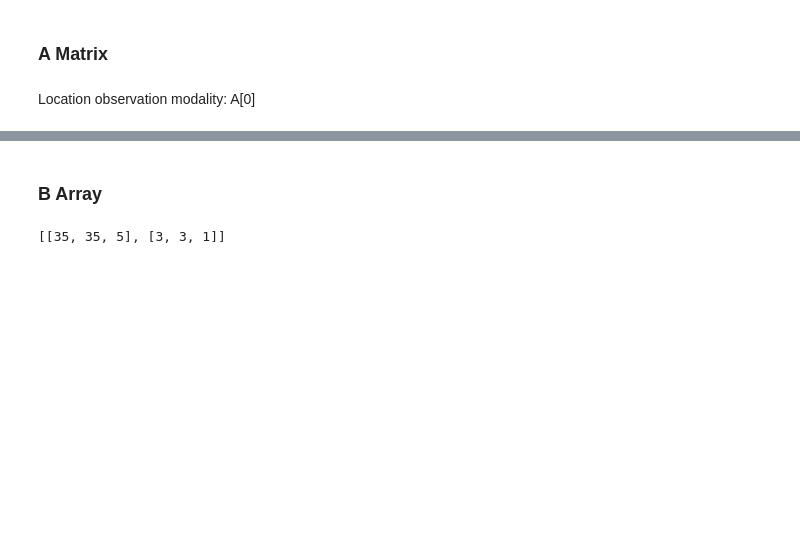
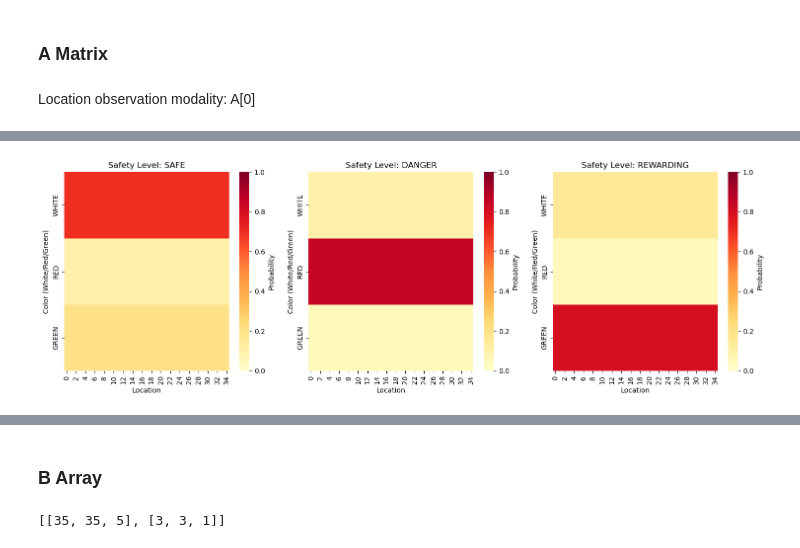
Before and after one commit to JojiGitHub/Active-Inference-AutoNav-2025, a Jupyter notebook: initialenvironment.ipynb, the cells around one changed output, grey strips where cells are left out. Saved outputs shown, nothing was run; the diff lists cells and outputs as text; code cells hidden in the pictures; blank space fills up the shorter version.

Commit message:
changed A matrix shape

```diff
--- a/initialenvironment.ipynb
+++ b/initialenvironment.ipynb
@@ -433,3 +433,7 @@ Location observation modality: A[0]
 #     assert np.allclose(column_sums, 1.0), f"Modality {modality} is not normalized"
 
 # print("A Matrix successfully populated and normalized!")
+# %%
+# Define A Matrix
+A = utils.obj_array_zeros([[35,35], [3,35,3]])
+print(A.shape)
@@ -436 +467,8 @@ Location observation modality: A[0]
+# %%
+# Populate A[1]
+for safety_level, probs in probabilities.items():
+    safety_idx = safety_level_to_index[safety_level]
+    for loc in range(len(grid_locations)):  # Iterate over grid locations
+        for color_idx, prob in enumerate(probs):  # Iterate over colors (RED, GREEN, WHITE)
+            A[1][color_idx, loc, safety_idx] = prob  # Assign probabilities
 # %%
@@ -491,29 +508,31 @@ plot_likelihood((A[0]))
 # %% [output]
 [figure]
 # %%
-# fig, axes = plt.subplots(1, 3, figsize=(15, 5))
-# safety_labels = ['SAFE', 'DANGER', 'REWARDING']
+fig, axes = plt.subplots(1, 3, figsize=(15, 5))
+safety_labels = ['SAFE', 'DANGER', 'REWARDING']
 
-# # Plot each safety level separately
-# for i in range(3):  # 3 safety levels
-#     # Extract the matrix for this safety level
-#     safety_matrix = A[1][:, :, i]  # shape: (3 colors, 35 locations)
+# Plot each safety level separately
+for i in range(3):  # 3 safety levels
+    # Extract the matrix for this safety level
+    safety_matrix = A[1][:, :, i]  # shape: (3 colors, 35 locations)
 
-#     # Create heatmap
-#     sns.heatmap(safety_matrix,
-#                 ax=axes[i],
-#                 cmap='YlOrRd',
-#                 vmin=0,
-#                 vmax=1,
-#                 cbar_kws={'label': 'Probability'})
+    # Create heatmap
+    sns.heatmap(safety_matrix,
+                ax=axes[i],
+                cmap='YlOrRd',
+                vmin=0,
+                vmax=1,
+                cbar_kws={'label': 'Probability'})
 
-#     # Customize the plot
-#     axes[i].set_title(f'Safety Level: {safety_labels[i]}')
-#     axes[i].set_xlabel('Location')
-#     axes[i].set_ylabel('Color (White/Red/Green)')
-#     axes[i].set_yticks([0.5, 1.5, 2.5])
-#     axes[i].set_yticklabels(['WHITE', 'RED', 'GREEN'])
+    # Customize the plot
+    axes[i].set_title(f'Safety Level: {safety_labels[i]}')
+    axes[i].set_xlabel('Location')
+    axes[i].set_ylabel('Color (White/Red/Green)')
+    axes[i].set_yticks([0.5, 1.5, 2.5])
+    axes[i].set_yticklabels(['WHITE', 'RED', 'GREEN'])
 
-# plt.tight_layout()
-# plt.show()
+plt.tight_layout()
+plt.show()
+# %% [output]
+[figure, added]
 # %%
```
Also changed, not shown: parts of 13 cells of this notebook.
